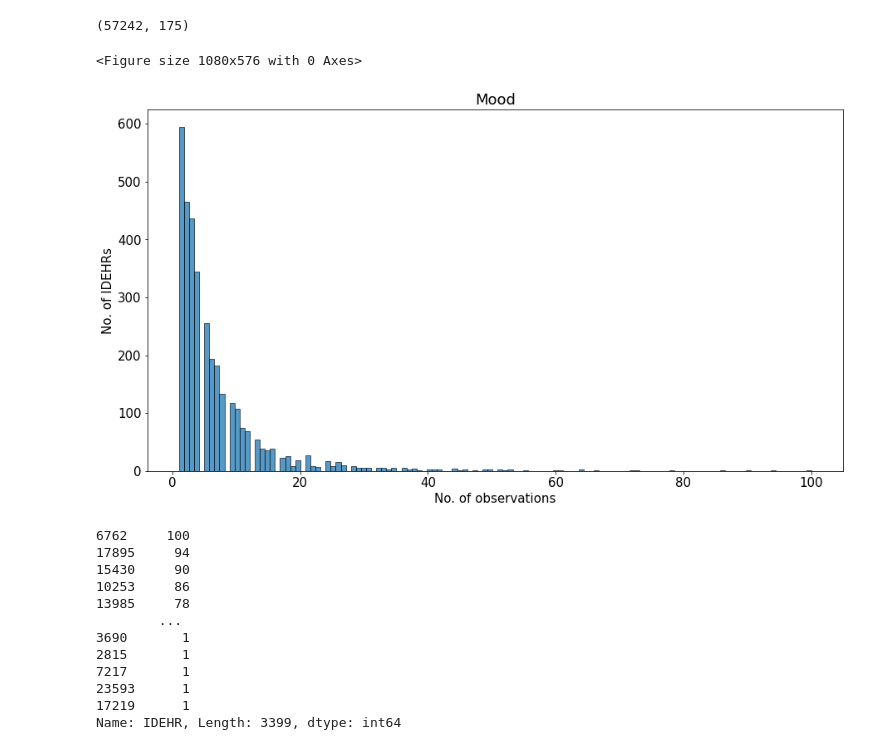
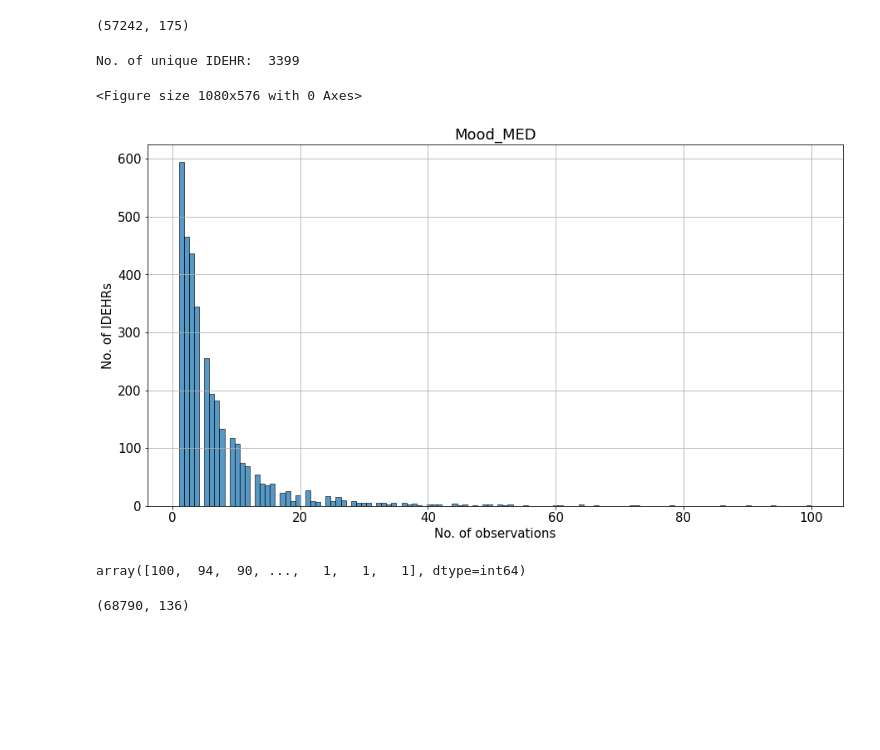
Before and after one commit to ryflect/cs692r-hospice, a Jupyter notebook: Referral Analysis - Observations.ipynb, the cells around one changed output. Cells and saved outputs as stored; diff of their text form; code cells hidden in the pictures; blank space fills up the shorter version.

Commit message:
add observation plots

```diff
--- a/Referral Analysis - Observations.ipynb
+++ b/Referral Analysis - Observations.ipynb
@@ -42,22 +37,19 @@ df_obs.shape
 (57242, 175)
 # %%
 # plot the distribution of entries
-get_histplot('chk_stato_danimo', df_obs, 'Mood')
+get_histplot('chk_stato_danimo', df_obs, 'Mood_MED')
 # %% [output]
-<Figure size 1080x576 with 0 Axes>
+No. of unique IDEHR:  3399
+<Figure size 1080x576 with 0 Axes>
-[figure, old version]
+[figure, new version]
 # %%
-df_obs[['IDEHR', 'chk_stato_danimo']].dropna().IDEHR.value_counts()
+mood_med = df_obs[['IDEHR', 'chk_stato_danimo']].dropna().IDEHR.value_counts().values
+mood_med
 # %% [output]
-6762     100
-17895     94
-15430     90
-10253     86
-13985     78
-        ...
-3690       1
-2815       1
-7217       1
-23593      1
-17219      1
-Name: IDEHR, Length: 3399, dtype: int64
+array([100,  94,  90, ...,   1,   1,   1], dtype=int64)
+# %%
+df_ps = pd.read_csv('./vidas_data/wH_DirectTable_VISITA_OSS_VIDAS.csv')
+df_obs = pd.merge(df_referral, df_ps, on=['IDEHR', 'EHRType'])
+df_obs.shape
+# %% [output]
+(68790, 136)
```
Also changed, not shown: parts of 15 cells of this notebook, 3 other files.
